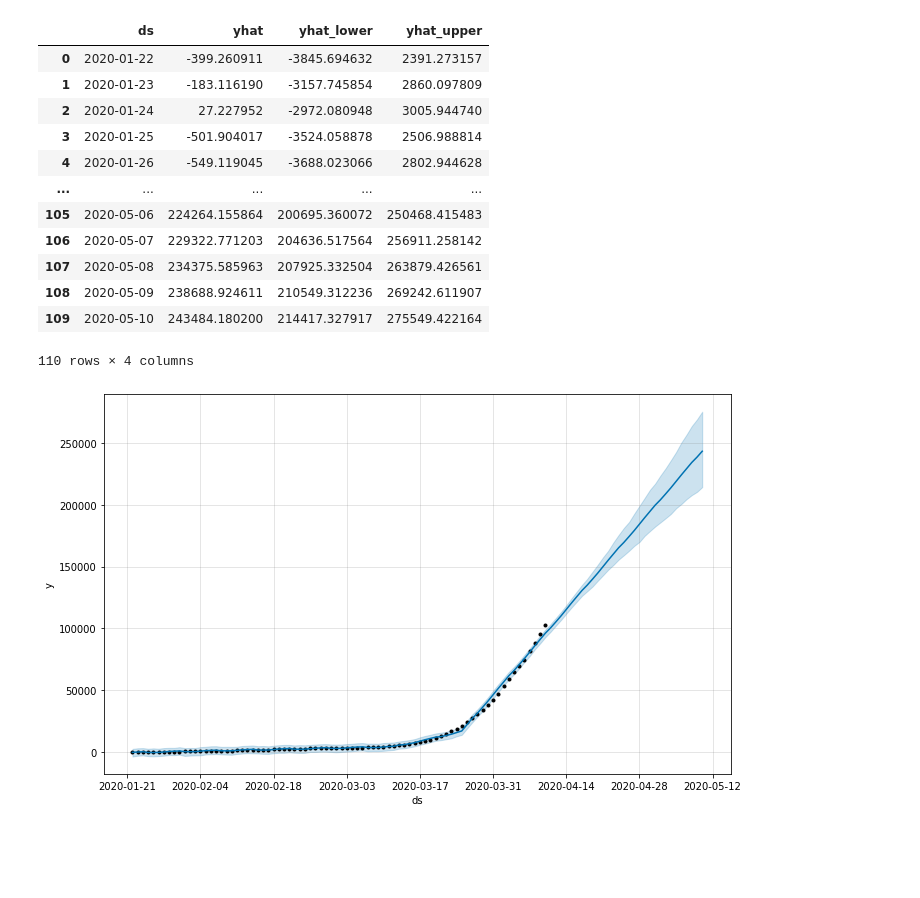
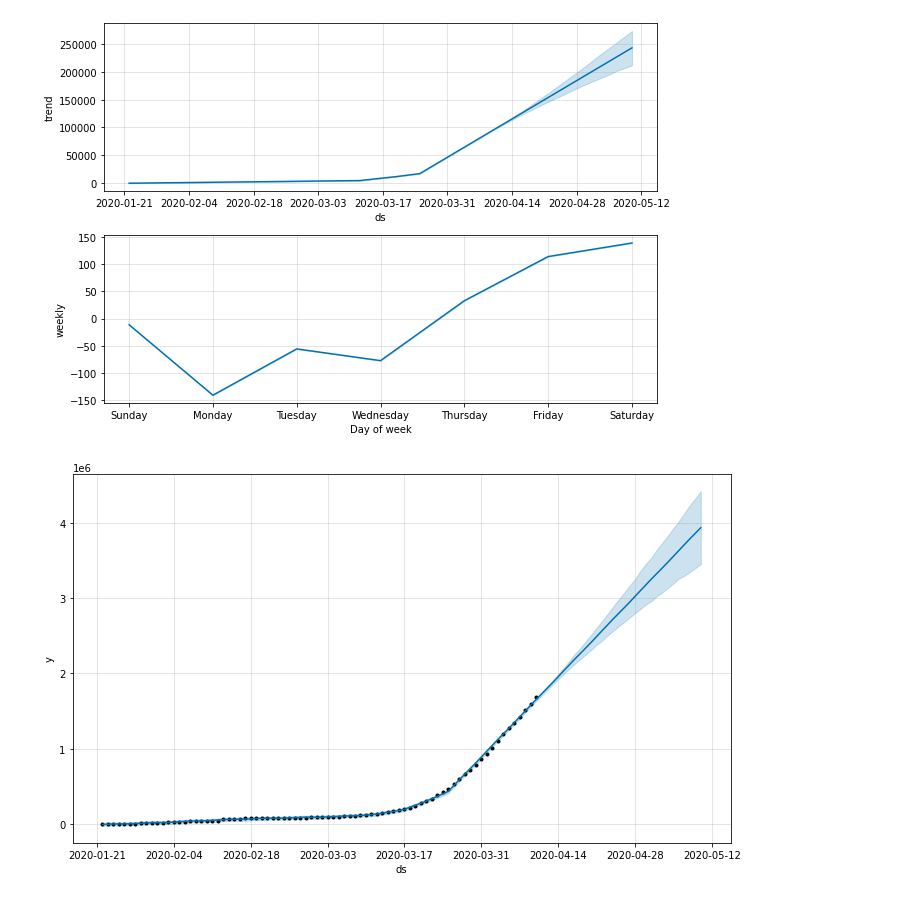
Before and after one commit to NicolasLopes7/predict-covid, a Jupyter notebook: predictCovid.ipynb, the cells around one changed output. Saved outputs shown, nothing was run; the diff lists cells and outputs as text; code cells hidden in the pictures; blank space fills up the shorter version.

```diff
--- a/predictCovid.ipynb
+++ b/predictCovid.ipynb
@@ -30,9 +48,14 @@ mortes['ds'] = pd.to_datetime(mortes['ds'])
 dias = 30
 # %%
 m = Prophet(interval_width=0.95)
+c = Prophet(interval_width=0.95)
+r = Prophet(interval_width=0.95)
 m.fit(mortes)
-futuro = m.make_future_dataframe(periods=dias)
-futuro.tail(dias)
+c.fit(confirmados)
+r.fit(recuperados)
+futuroM = m.make_future_dataframe(periods=dias)
+futuroC = c.make_future_dataframe(periods=dias)
+futuroR = r.make_future_dataframe(periods=dias)
 # %% [output]
 INFO:fbprophet:Disabling yearly seasonality. Run prophet with yearly_seasonality=True to override this.
 INFO:fbprophet:Disabling daily seasonality. Run prophet with daily_seasonality=True to override this.
@@ -58 +66,5 @@ previsao = m.predict(futuro)
+# %%
+previsaoM = m.predict(futuroM)
+previsaoC = c.predict(futuroC)
+previsaoR = r.predict(futuroR)
 # %%
@@ -78,20 +71,0 @@ previsao.tail(dias)
-# %%
-previsao[['ds', 'yhat', 'yhat_lower', 'yhat_upper']]
-# %% [output]
-|  | ds | yhat | yhat_lower | yhat_upper |
-| 0 | 2020-01-22 | -399.260911 | -3845.694632 | 2391.273157 |
-| 1 | 2020-01-23 | -183.116190 | -3157.745854 | 2860.097809 |
-| 2 | 2020-01-24 | 27.227952 | -2972.080948 | 3005.944740 |
-| 3 | 2020-01-25 | -501.904017 | -3524.058878 | 2506.988814 |
-| 4 | 2020-01-26 | -549.119045 | -3688.023066 | 2802.944628 |
-| ... | ... | ... | ... | ... |
-| 105 | 2020-05-06 | 224264.155864 | 200695.360072 | 250468.415483 |
-| 106 | 2020-05-07 | 229322.771203 | 204636.517564 | 256911.258142 |
-| 107 | 2020-05-08 | 234375.585963 | 207925.332504 | 263879.426561 |
-| 108 | 2020-05-09 | 238688.924611 | 210549.312236 | 269242.611907 |
-| 109 | 2020-05-10 | 243484.180200 | 214417.327917 | 275549.422164 |
-110 rows × 4 columns
-# %%
-grafico_previsao = m.plot(previsao)
-# %% [output]
-[figure, removed]
@@ -97,0 +80,7 @@ grafico_previsao = m.plot(previsao)
+# %%
+grafico_previsaoM = m.plot_components(previsaoM)
+grafico_previsaoC = c.plot(previsaoC)
+grafico_previsaoR = r.plot(previsaoR)
+# %% [output]
+[figure, added]
+[figure, added]
```
Also changed, not shown: parts of 11 cells of this notebook.
